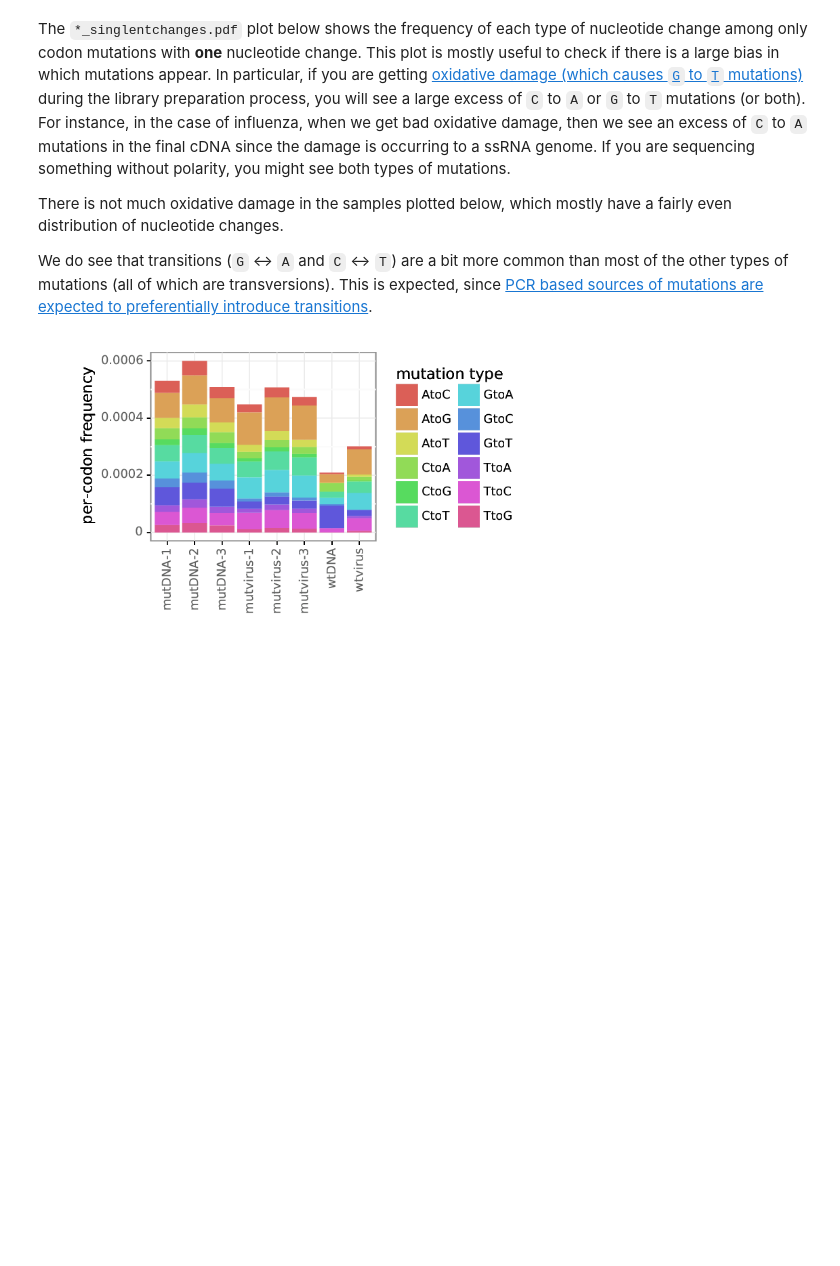
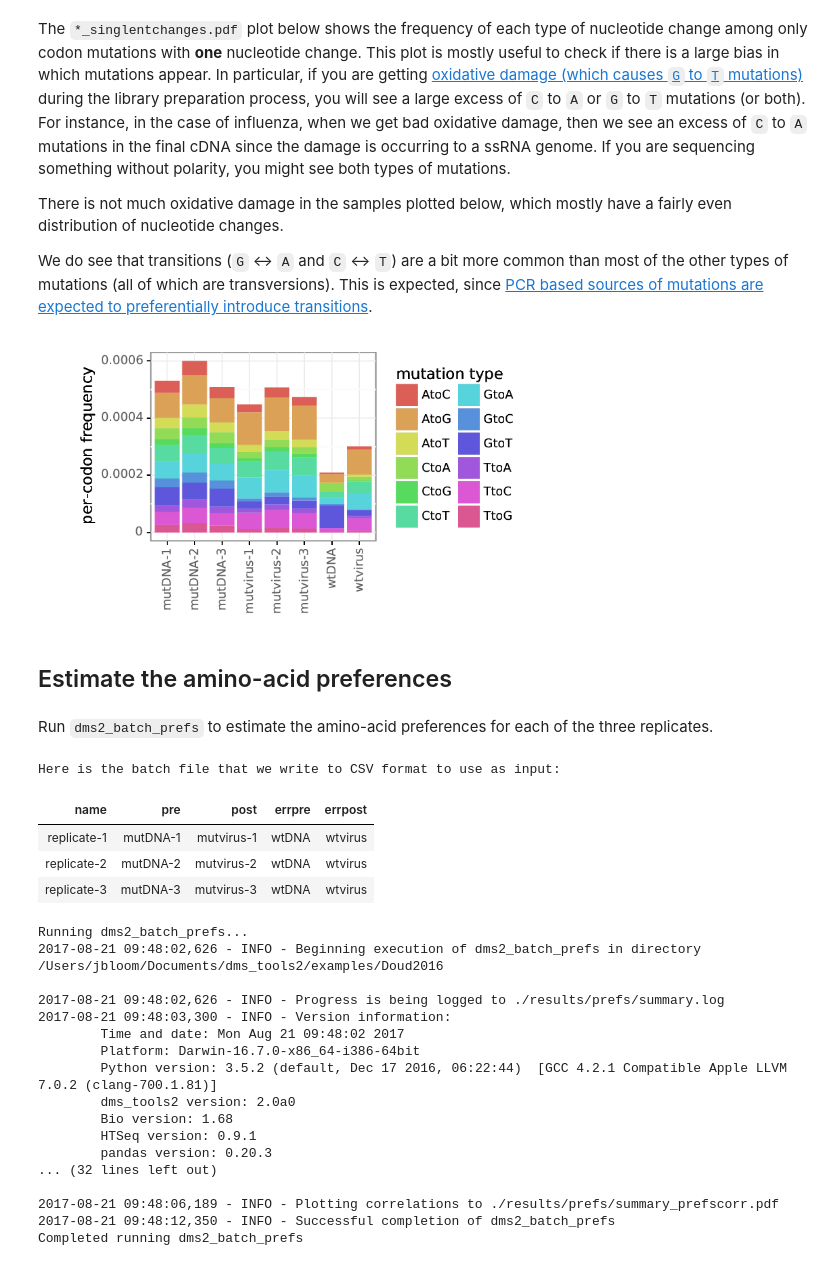
Before and after one commit to jbloomlab/dms_tools2, a Jupyter notebook: examples/Doud2016/analysis_notebook.ipynb, the cells around one changed output. Drawn from its saved outputs; the diff is of its cells as text; code cells hidden in the pictures; blank space fills up the shorter version.

```diff
--- a/examples/Doud2016/analysis_notebook.ipynb
+++ b/examples/Doud2016/analysis_notebook.ipynb
@@ -289,3 +290,58 @@ This is expected, since [PCR based sources of mutations are expected to preferen
 showPDF(countsplotprefix + '_singlentchanges.pdf', width=500)
 # %% [output]
 [figure]
+# %% [markdown]
+## Estimate the amino-acid preferences
+# %% [markdown]
+Run `dms2_batch_prefs` to estimate the amino-acid preferences for each of the three replicates.
+# %%
+# prefs placed in this directory
+prefsdir = os.path.join(resultsdir, 'prefs')
+if not os.path.isdir(prefsdir):
+    os.mkdir(prefsdir)
+
+# create batch file for dms2_batch_prefs
+prefsbatch = pandas.DataFrame(
+        columns=['name', 'pre', 'post', 'errpre', 'errpost'],
+        data=[
+            ('replicate-1', 'mutDNA-1', 'mutvirus-1', 'wtDNA',  'wtvirus'),
+            ('replicate-2', 'mutDNA-2', 'mutvirus-2', 'wtDNA',  'wtvirus'),
+            ('replicate-3', 'mutDNA-3', 'mutvirus-3', 'wtDNA',  'wtvirus')
+        ])
+prefsbatchfile = os.path.join(prefsdir, 'batch.csv')
+print("Here is the batch file that we write to CSV format to use as input:")
+display(HTML(prefsbatch.to_html(index=False)))
+prefsbatch.to_csv(prefsbatchfile, index=False)
+
+print("Running dms2_batch_prefs...")
+!dms2_batch_prefs \
+        --indir {countsdir} \
+        --batchfile {prefsbatchfile} \
+        --outdir {prefsdir} \
+        --method bayesian \
+        --summaryprefix summary \
+        --use_existing {use_existing}
+print("Completed running dms2_batch_prefs")
+# %% [output]
+Here is the batch file that we write to CSV format to use as input:
+| name | pre | post | errpre | errpost |
+| replicate-1 | mutDNA-1 | mutvirus-1 | wtDNA | wtvirus |
+| replicate-2 | mutDNA-2 | mutvirus-2 | wtDNA | wtvirus |
+| replicate-3 | mutDNA-3 | mutvirus-3 | wtDNA | wtvirus |
+Running dms2_batch_prefs...
+2017-08-21 09:48:02,626 - INFO - Beginning execution of dms2_batch_prefs in directory /Users/jbloom/Documents/dms_tools2/examples/Doud2016
+
+2017-08-21 09:48:02,626 - INFO - Progress is being logged to ./results/prefs/summary.log
+2017-08-21 09:48:03,300 - INFO - Version information:
+        Time and date: Mon Aug 21 09:48:02 2017
+        Platform: Darwin-16.7.0-x86_64-i386-64bit
+        Python version: 3.5.2 (default, Dec 17 2016, 06:22:44)  [GCC 4.2.1 Compatible Apple LLVM 7.0.2 (clang-700.1.81)]
+        dms_tools2 version: 2.0a0
+        Bio version: 1.68
+        HTSeq version: 0.9.1
+        pandas version: 0.20.3
+... (32 lines left out)
+
+2017-08-21 09:48:06,189 - INFO - Plotting correlations to ./results/prefs/summary_prefscorr.pdf
+2017-08-21 09:48:12,350 - INFO - Successful completion of dms2_batch_prefs
+Completed running dms2_batch_prefs
```
Also changed, not shown: parts of 5 cells of this notebook, 4 other files.
